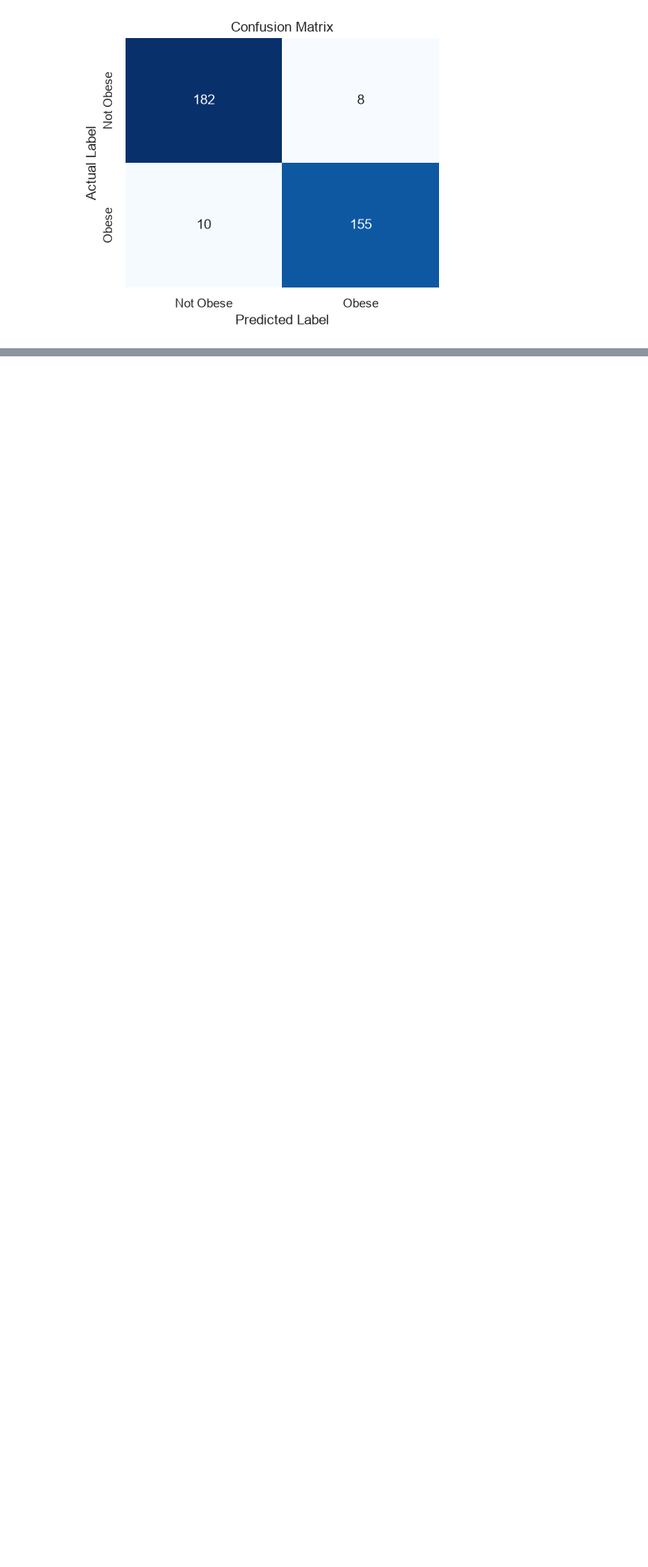
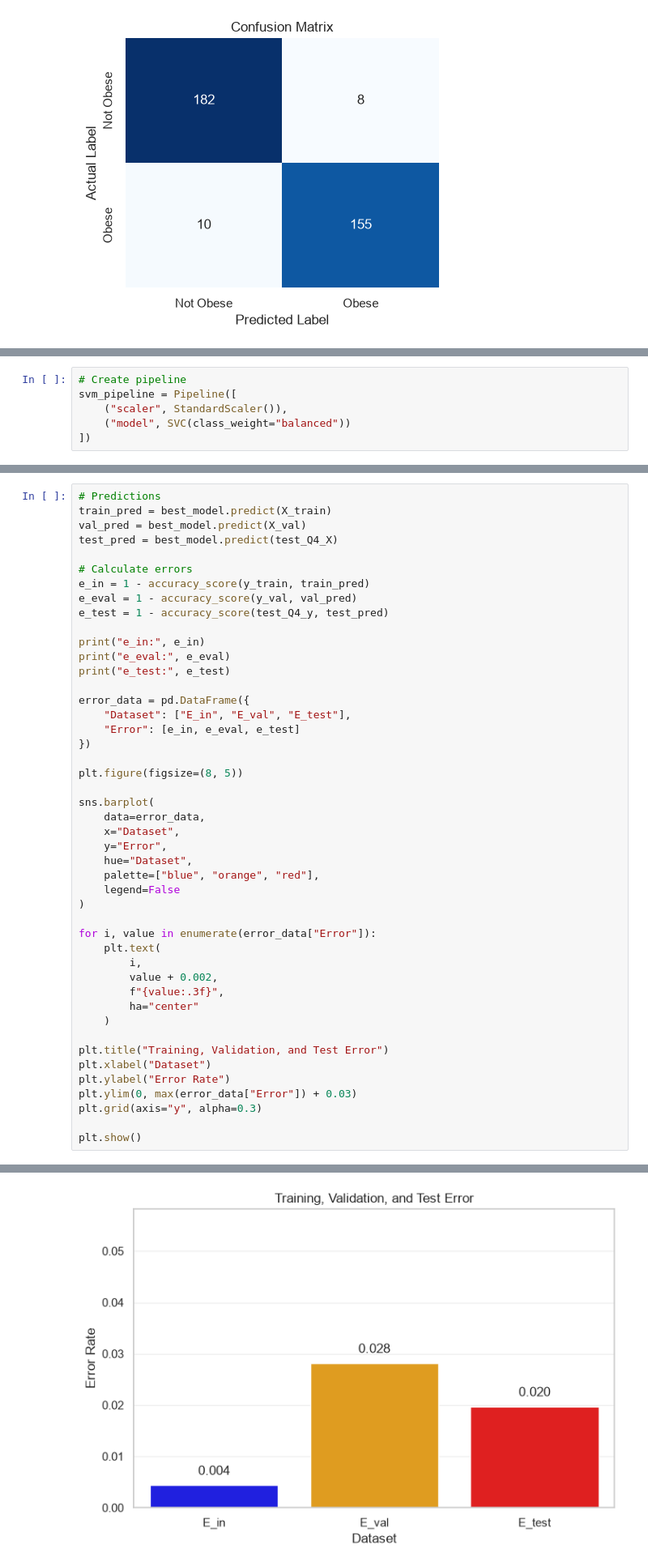
Before and after one commit to f26-sjsu-cmpe188/group8_project, a Jupyter notebook: notebooks/02_model_training_comparison.ipynb, the cells around one changed output, grey strips where cells are left out. Shown at 81% size. Saved outputs shown, nothing was run; the diff lists cells and outputs as text; blank space fills up the shorter version.

```diff
--- a/notebooks/02_model_training_comparison.ipynb
+++ b/notebooks/02_model_training_comparison.ipynb
@@ -1103,0 +1117,6 @@ e_test: 0.05070422535211272
+# %%
+# Create pipeline
+svm_pipeline = Pipeline([
+    ("scaler", StandardScaler()),
+    ("model", SVC(class_weight="balanced"))
+])
@@ -1103,0 +1235,47 @@ e_test: 0.05070422535211272
+# %%
+# Predictions
+train_pred = best_model.predict(X_train)
+val_pred = best_model.predict(X_val)
+test_pred = best_model.predict(test_Q4_X)
+
+# Calculate errors
+e_in = 1 - accuracy_score(y_train, train_pred)
+e_eval = 1 - accuracy_score(y_val, val_pred)
+e_test = 1 - accuracy_score(test_Q4_y, test_pred)
+
+print("e_in:", e_in)
+print("e_eval:", e_eval)
+print("e_test:", e_test)
+
+error_data = pd.DataFrame({
+    "Dataset": ["E_in", "E_val", "E_test"],
+    "Error": [e_in, e_eval, e_test]
+})
+
+plt.figure(figsize=(8, 5))
+
+sns.barplot(
+    data=error_data,
+    x="Dataset",
+    y="Error",
+    hue="Dataset",
+    palette=["blue", "orange", "red"],
+    legend=False
+)
+
+for i, value in enumerate(error_data["Error"]):
+    plt.text(
+        i,
+        value + 0.002,
+        f"{value:.3f}",
+        ha="center"
+    )
+
+plt.title("Training, Validation, and Test Error")
+plt.xlabel("Dataset")
+plt.ylabel("Error Rate")
+plt.ylim(0, max(error_data["Error"]) + 0.03)
+plt.grid(axis="y", alpha=0.3)
+
+plt.show()
+# %% [output]
@@ -1103,0 +1285 @@ e_test: 0.05070422535211272
+[figure, added]
```
Also changed, not shown: parts of 12 cells of this notebook, 2 other files.
